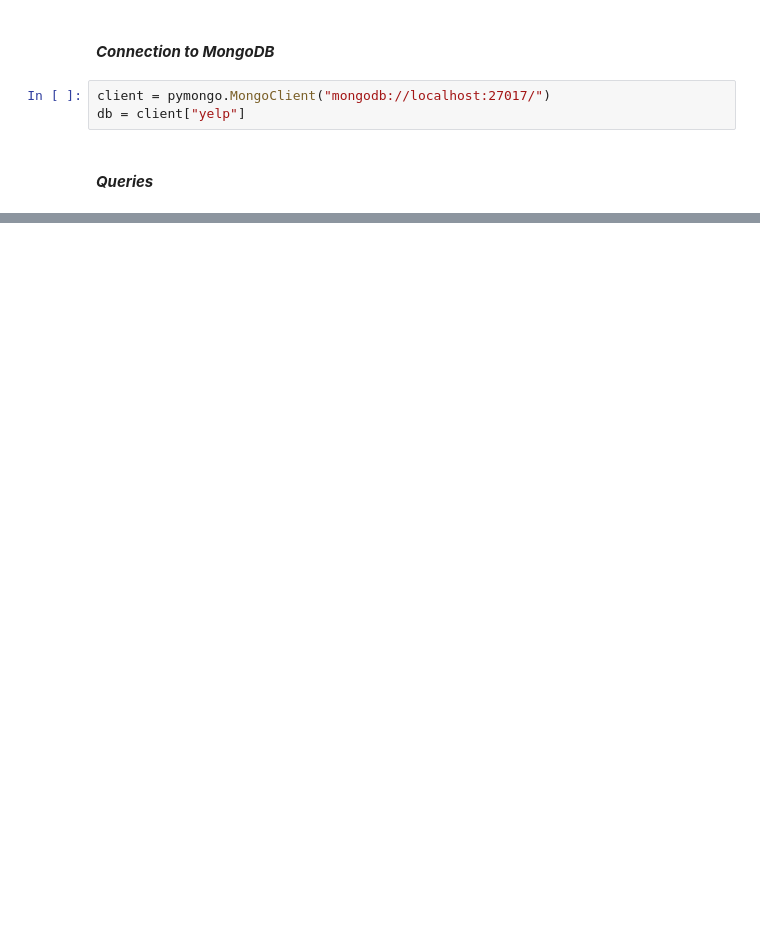
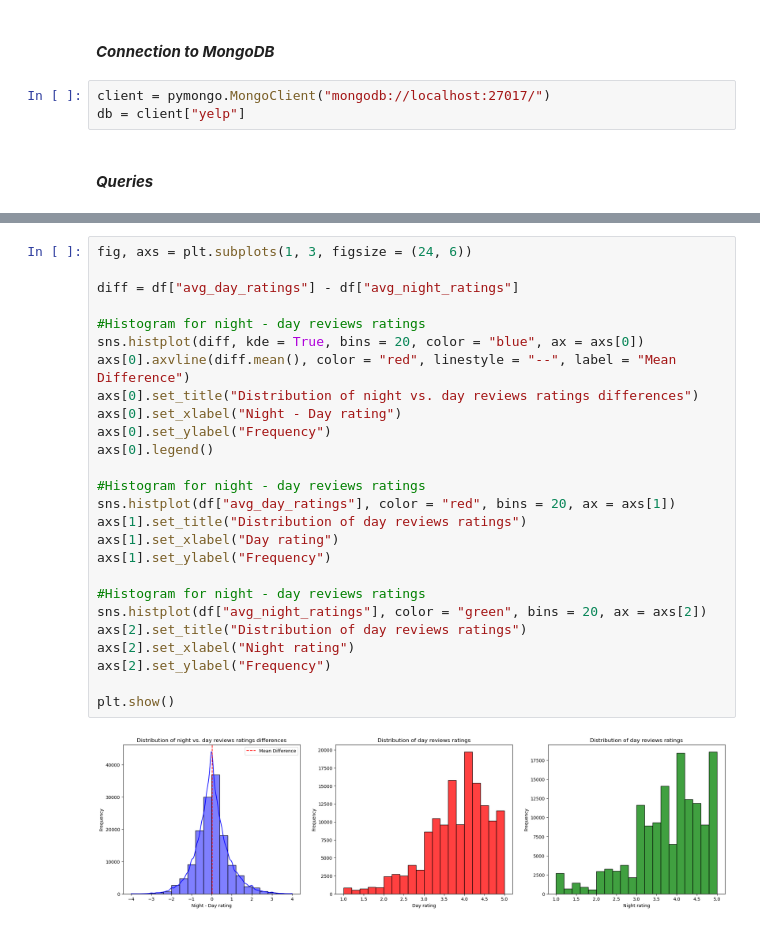
Before and after one commit to Vitali-Matteo/SMBUD-Project, a Jupyter notebook: Queries.ipynb, the cells around one changed output, grey strips where cells are left out. Drawn from its saved outputs; the diff is of its cells as text; blank space fills up the shorter version.

```diff
--- a/Queries.ipynb
+++ b/Queries.ipynb
@@ -199,0 +745,28 @@ localCompetition -0.017127     0.834322          1.000000
+# %%
+fig, axs = plt.subplots(1, 3, figsize = (24, 6))
+
+diff = df["avg_day_ratings"] - df["avg_night_ratings"]
+
+#Histogram for night - day reviews ratings
+sns.histplot(diff, kde = True, bins = 20, color = "blue", ax = axs[0])
+axs[0].axvline(diff.mean(), color = "red", linestyle = "--", label = "Mean Difference")
+axs[0].set_title("Distribution of night vs. day reviews ratings differences")
+axs[0].set_xlabel("Night - Day rating")
+axs[0].set_ylabel("Frequency")
+axs[0].legend()
+
+#Histogram for night - day reviews ratings
+sns.histplot(df["avg_day_ratings"], color = "red", bins = 20, ax = axs[1])
+axs[1].set_title("Distribution of day reviews ratings")
+axs[1].set_xlabel("Day rating")
+axs[1].set_ylabel("Frequency")
+
+#Histogram for night - day reviews ratings
+sns.histplot(df["avg_night_ratings"], color = "green", bins = 20, ax = axs[2])
+axs[2].set_title("Distribution of day reviews ratings")
+axs[2].set_xlabel("Night rating")
+axs[2].set_ylabel("Frequency")
+
+plt.show()
+# %% [output]
+[figure, added]
```
Also changed, not shown: parts of 22 cells of this notebook, 1 other file.
